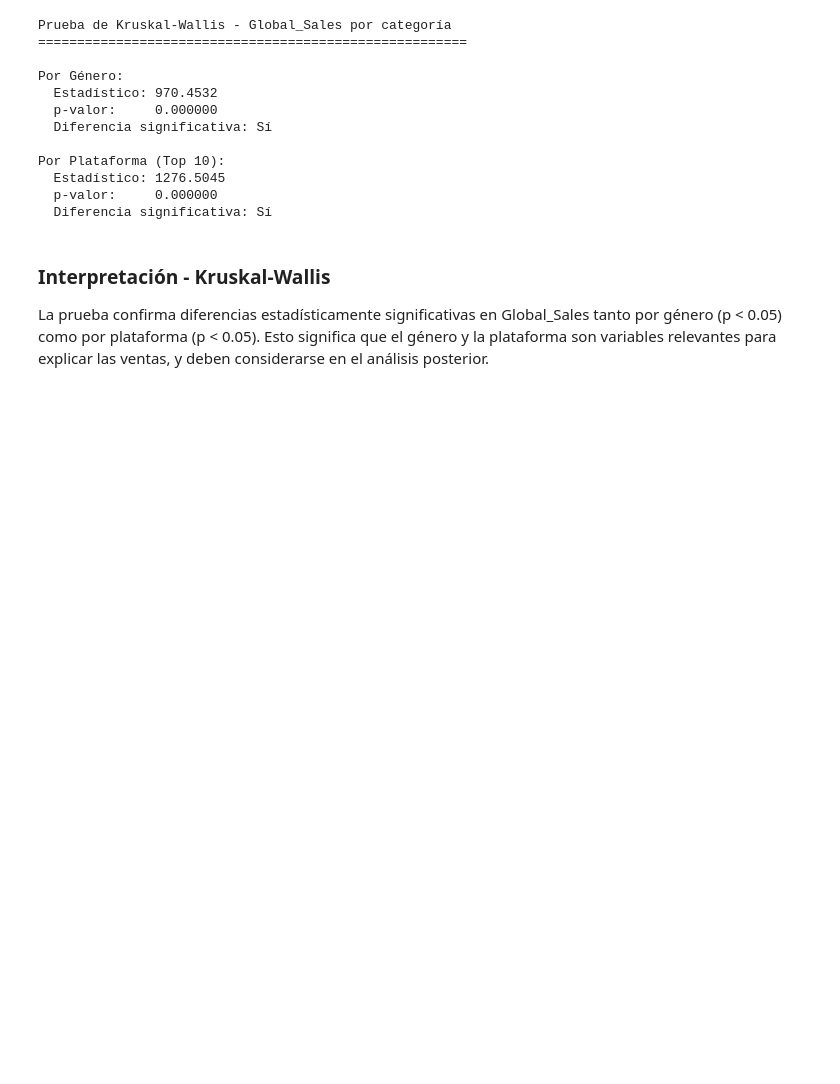
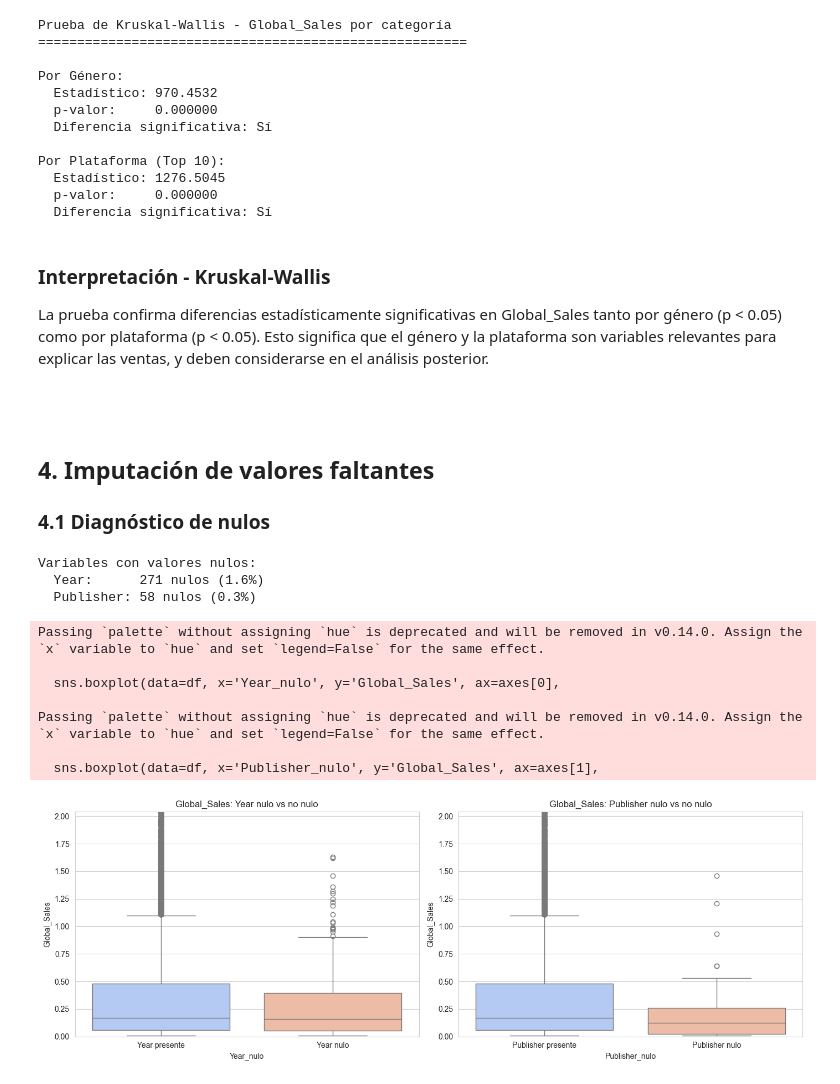
Before and after one commit to Danfezinho/Proyecto-1---Data-mining, a Jupyter notebook: notebooks/analisis.ipynb, the cells around one changed output. Saved outputs shown, nothing was run; the diff lists cells and outputs as text; code cells hidden in the pictures; blank space fills up the shorter version.

Commit message:
Imputación - mediana, moda y KNN con comparación

````diff
--- a/notebooks/analisis.ipynb
+++ b/notebooks/analisis.ipynb
@@ -401,3 +401,42 @@ tanto por género (p < 0.05) como por plataforma (p < 0.05). Esto significa que
 el género y la plataforma son variables relevantes para explicar las ventas,
 y deben considerarse en el análisis posterior.
 ```
+# %% [markdown]
+## 4. Imputación de valores faltantes
+
+### 4.1 Diagnóstico de nulos
+# %%
+print("Variables con valores nulos:")
+print(f"  Year:      {df['Year'].isnull().sum()} nulos ({df['Year'].isnull().mean()*100:.1f}%)")
+print(f"  Publisher: {df['Publisher'].isnull().sum()} nulos ({df['Publisher'].isnull().mean()*100:.1f}%)")
+
+fig, axes = plt.subplots(1, 2, figsize=(14, 5))
+
+df['Year_nulo'] = df['Year'].isnull()
+sns.boxplot(data=df, x='Year_nulo', y='Global_Sales', ax=axes[0],
+            palette='coolwarm')
+axes[0].set_title('Global_Sales: Year nulo vs no nulo', fontsize=12)
+axes[0].set_xticklabels(['Year presente', 'Year nulo'])
+axes[0].set_ylim(0, df['Global_Sales'].quantile(0.95))
+
+df['Publisher_nulo'] = df['Publisher'].isnull()
+sns.boxplot(data=df, x='Publisher_nulo', y='Global_Sales', ax=axes[1],
+            palette='coolwarm')
+axes[1].set_title('Global_Sales: Publisher nulo vs no nulo', fontsize=12)
+axes[1].set_xticklabels(['Publisher presente', 'Publisher nulo'])
+axes[1].set_ylim(0, df['Global_Sales'].quantile(0.95))
+
+plt.tight_layout()
+plt.show()
+# %% [output]
+Variables con valores nulos:
+  Year:      271 nulos (1.6%)
+  Publisher: 58 nulos (0.3%)
+Passing `palette` without assigning `hue` is deprecated and will be removed in v0.14.0. Assign the `x` variable to `hue` and set `legend=False` for the same effect.
+
+  sns.boxplot(data=df, x='Year_nulo', y='Global_Sales', ax=axes[0],
+
+Passing `palette` without assigning `hue` is deprecated and will be removed in v0.14.0. Assign the `x` variable to `hue` and set `legend=False` for the same effect.
+
+  sns.boxplot(data=df, x='Publisher_nulo', y='Global_Sales', ax=axes[1],
+[figure, added]
````
Also changed, not shown: parts of 10 cells of this notebook, 1 other file.
